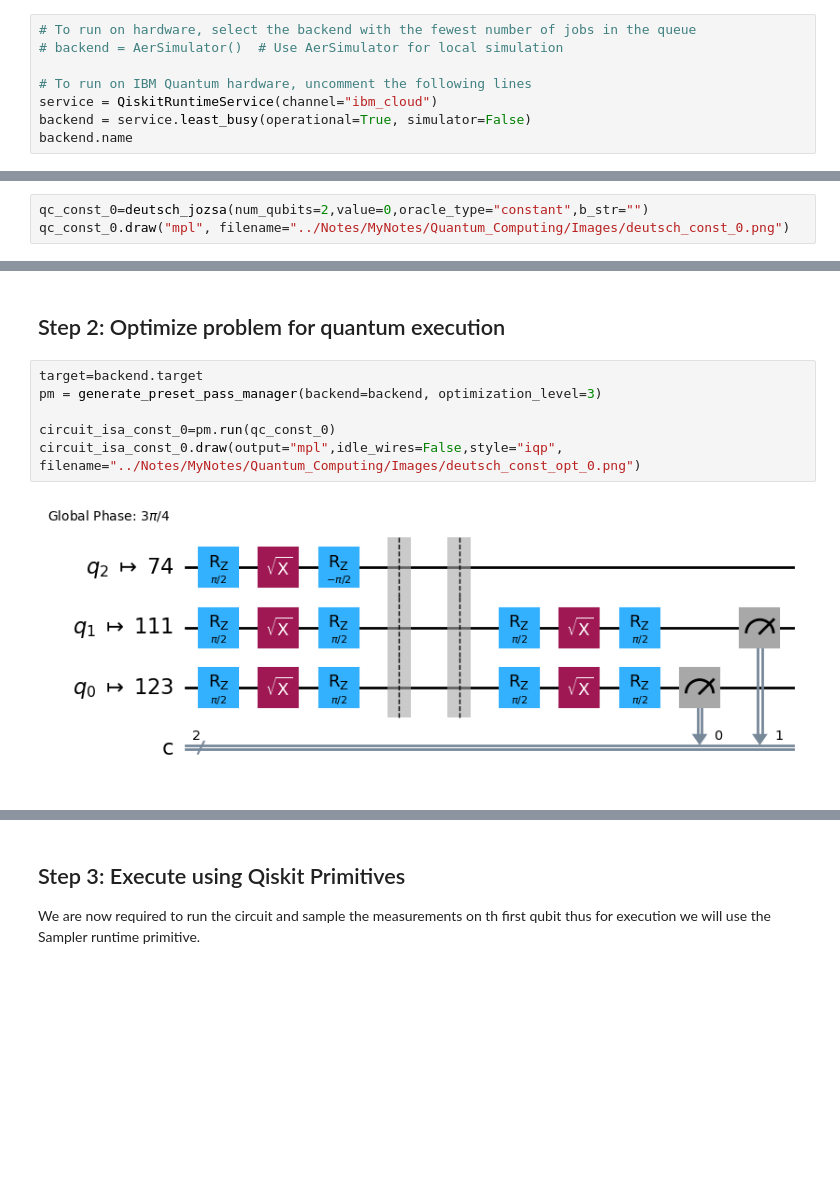
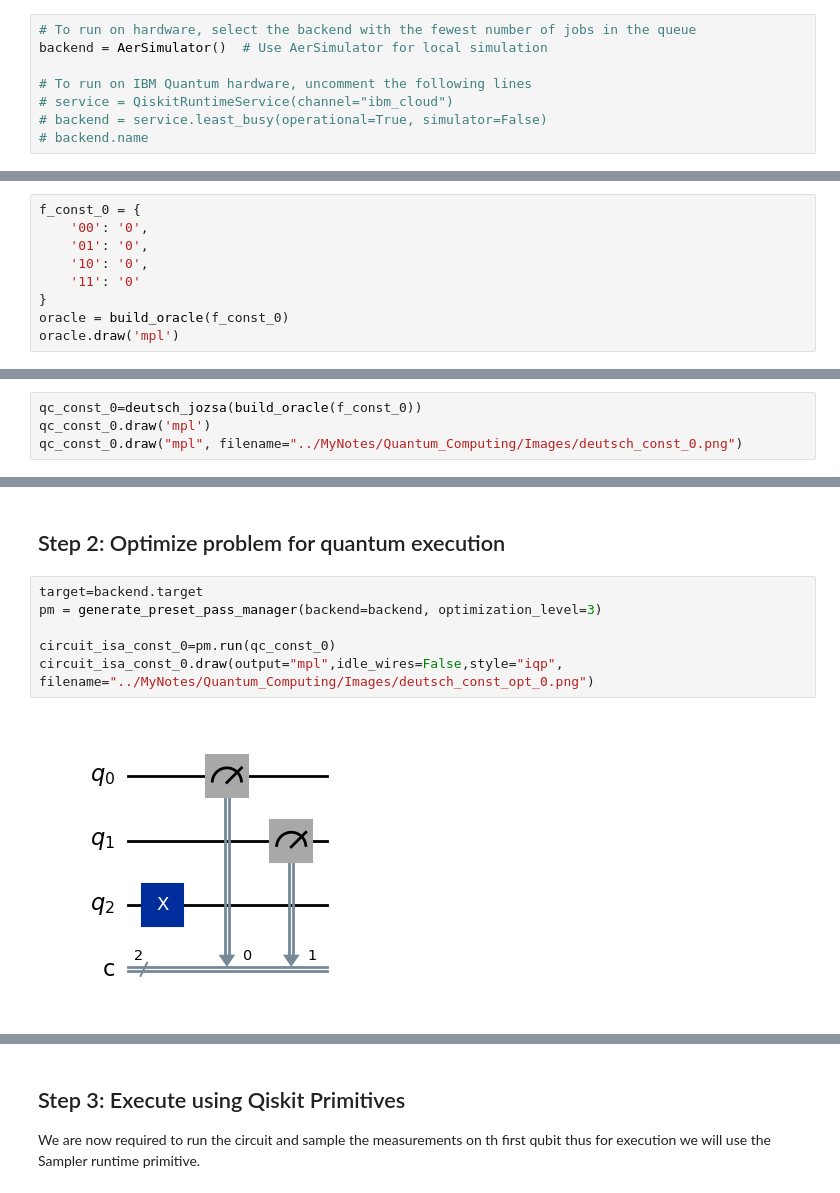
Before and after one commit to Nihar-Shah2001/Quantum_Computing_Notes, a Jupyter notebook: Notes/codes/4. Deutsch-Josza_Algorithm.ipynb, the cells around one changed output, grey strips where cells are left out. Drawn from its saved outputs; the diff is of its cells as text; blank space fills up the shorter version.

```diff
--- a/Notes/codes/4. Deutsch-Josza_Algorithm.ipynb
+++ b/Notes/codes/4. Deutsch-Josza_Algorithm.ipynb
@@ -248,9 +247,9 @@ from qiskit_ibm_runtime import SamplerV2 as Sampler
 from qiskit_ibm_runtime import QiskitRuntimeService
 # %%
 # To run on hardware, select the backend with the fewest number of jobs in the queue
-# backend = AerSimulator()  # Use AerSimulator for local simulation
+backend = AerSimulator()  # Use AerSimulator for local simulation
 
 # To run on IBM Quantum hardware, uncomment the following lines
-service = QiskitRuntimeService(channel="ibm_cloud")
-backend = service.least_busy(operational=True, simulator=False)
-backend.name
+# service = QiskitRuntimeService(channel="ibm_cloud")
+# backend = service.least_busy(operational=True, simulator=False)
+# backend.name
@@ -320,0 +322,9 @@ def deutsch_jozsa(num_qubits=2,value=0,oracle_type="constant",b_str=""):
+# %%
+f_const_0 = {
+    '00': '0',
+    '01': '0',
+    '10': '0',
+    '11': '0'
+}
+oracle = build_oracle(f_const_0)
+oracle.draw('mpl')
@@ -321,4 +333,5 @@ def deutsch_jozsa(num_qubits=2,value=0,oracle_type="constant",b_str=""):
 # %%
-qc_const_0=deutsch_jozsa(num_qubits=2,value=0,oracle_type="constant",b_str="")
-qc_const_0.draw("mpl", filename="../Notes/MyNotes/Quantum_Computing/Images/deutsch_const_0.png")
+qc_const_0=deutsch_jozsa(build_oracle(f_const_0))
+qc_const_0.draw('mpl')
+qc_const_0.draw("mpl", filename="../MyNotes/Quantum_Computing/Images/deutsch_const_0.png")
 # %% [output]
@@ -367,11 +390,11 @@ qc_bal_1.draw("mpl", filename="../Notes/MyNotes/Quantum_Computing/Images/deutsch
 # %%
 target=backend.target
 pm = generate_preset_pass_manager(backend=backend, optimization_level=3)
 
 circuit_isa_const_0=pm.run(qc_const_0)
-circuit_isa_const_0.draw(output="mpl",idle_wires=False,style="iqp", filename="../Notes/MyNotes/Quantum_Computing/Images/deutsch_const_opt_0.png")
+circuit_isa_const_0.draw(output="mpl",idle_wires=False,style="iqp", filename="../MyNotes/Quantum_Computing/Images/deutsch_const_opt_0.png")
 # %% [output]
-[figure, old version]
+[figure, new version]
 # %%
 target=backend.target
 pm = generate_preset_pass_manager(backend=backend, optimization_level=3)
```
Also changed, not shown: parts of 30 cells of this notebook, 19 other files.
